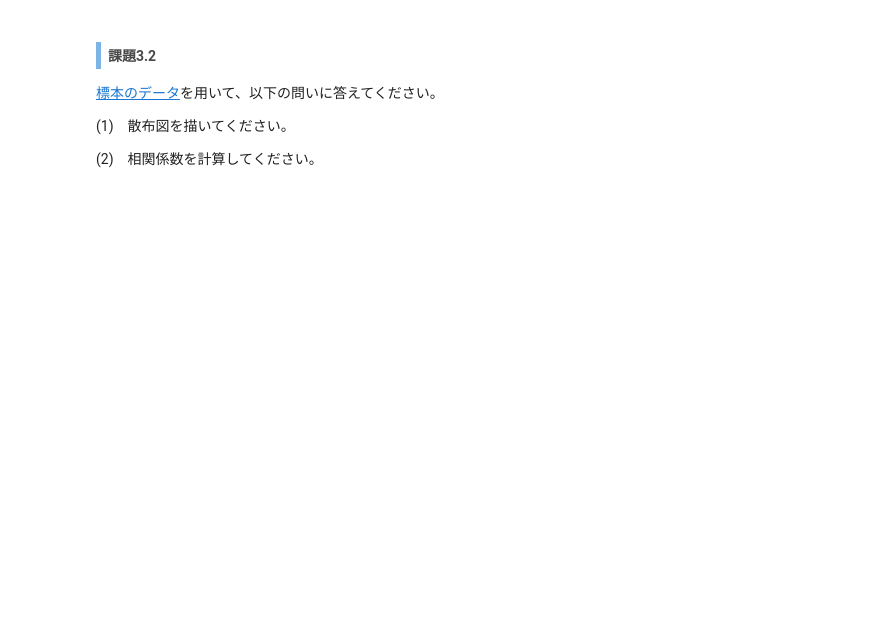
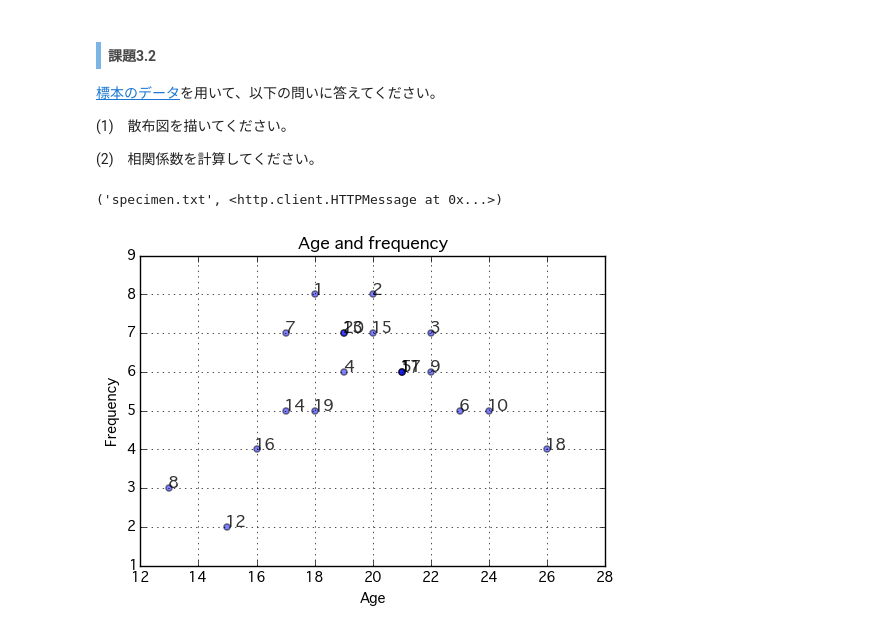
Before and after one commit to maskot1977/Statistics2017, a Jupyter notebook: i3a.ipynb, the cells around one changed output. Saved outputs shown, nothing was run; the diff lists cells and outputs as text; code cells hidden in the pictures; blank space fills up the shorter version.

```diff
--- a/i3a.ipynb
+++ b/i3a.ipynb
@@ -62,0 +67,21 @@
+# %%
+# ウェブ上のリソースを指定する
+url = 'https://raw.githubusercontent.com/maskot1977/ipython_notebook/master/toydata/specimen.txt'
+# ダウンロードしたデータから、列ごとに数字を読み込んでリストに格納する。
+# 指定したURLからリソースをダウンロードし、名前をつける。
+#urllib.urlretrieve(url, 'specimen.txt') # Python 2 の場合
+urllib.request.urlretrieve(url, 'specimen.txt') # Python 3 の場合
+# %% [output]
+('specimen.txt', <http.client.HTTPMessage at 0x...>)
+# %%
+# ダウンロードしたデータから、列ごとに数字を読み込んでリストに格納する。
+col1 = []
+col2 = []
+col3 = []
+for i, line in enumerate(open('specimen.txt')):
+    if i == 0:
+        continue
+    a = line.split()
+    col1.append(int(a[0]))
+    col2.append(int(a[1]))
+    col3.append(int(a[2]))
@@ -62,0 +92,12 @@
+# %%
+#散布図を描く。
+plt.scatter(col2, col3, alpha=0.5)
+plt.title("Age and frequency")
+plt.xlabel("Age")
+plt.ylabel("Frequency")
+for day, x, y in zip(col1, col2, col3):
+    plt.text(x, y, day, alpha=0.8, size=12)
+plt.grid()
+plt.show()
+# %% [output]
+[figure, added]
```
Also changed, not shown: parts of 8 cells of this notebook, 1 other file.
